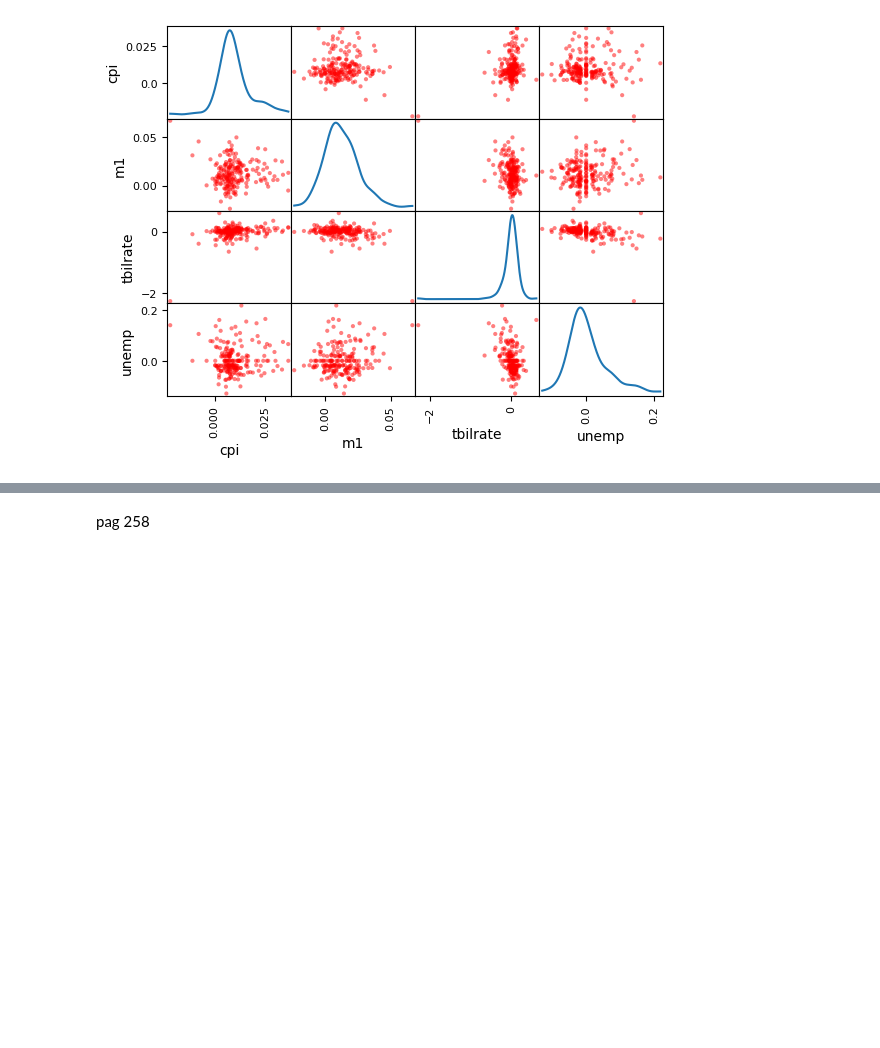
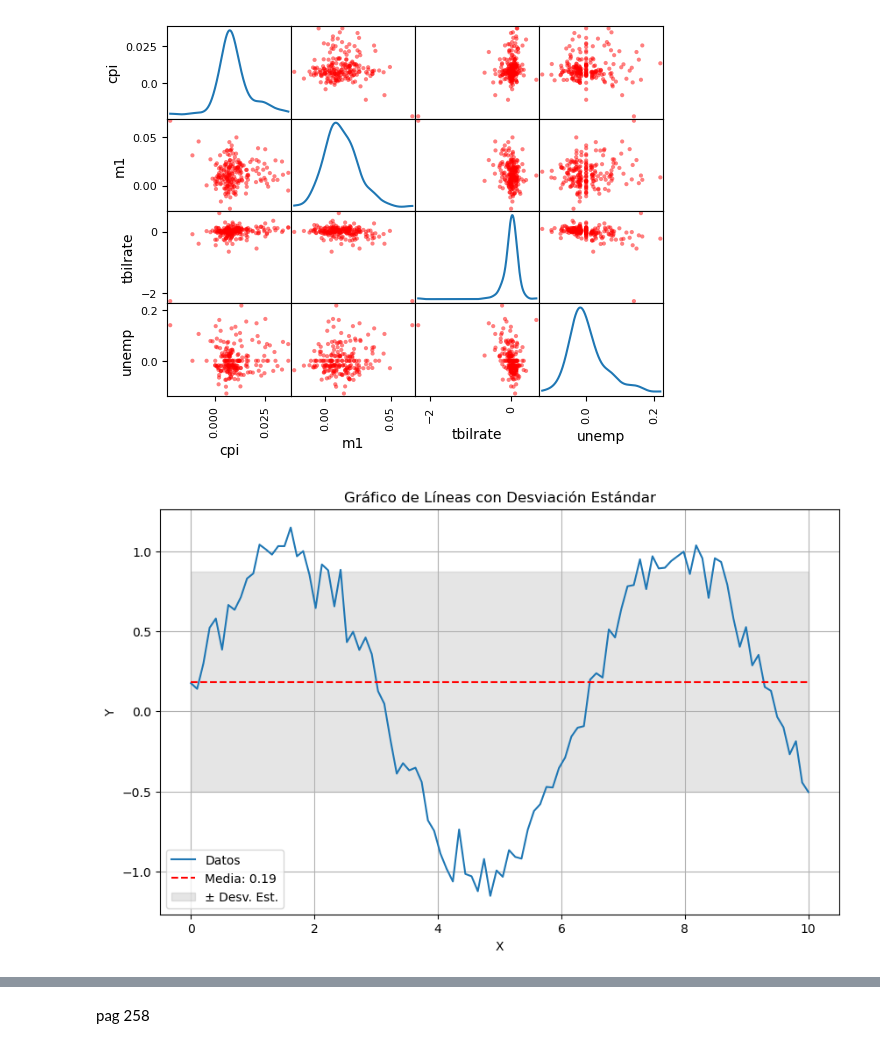
Before and after one commit to MikeAlienpz03/Excel_python, a Jupyter notebook: Chapters/plotting.ipynb, the cells around one changed output, grey strips where cells are left out. Cells and saved outputs as stored; diff of their text form; code cells hidden in the pictures; blank space fills up the shorter version.

```diff
--- a/Chapters/plotting.ipynb
+++ b/Chapters/plotting.ipynb
@@ -527,3 +528,33 @@ array([[<Axes: xlabel='cpi', ylabel='cpi'>,
         <Axes: xlabel='tbilrate', ylabel='unemp'>,
         <Axes: xlabel='unemp', ylabel='unemp'>]], dtype=object)
 [figure]
+# %%
+import numpy as np
+import matplotlib.pyplot as plt
+
+# Datos de ejemplo
+np.random.seed(0)
+x = np.linspace(0, 10, 100)
+y = np.sin(x) + np.random.normal(0, 0.1, 100)  # Función sinusoidal con ruido
+
+# Calcular la media y la desviación estándar
+mean = np.mean(y)
+std_dev = np.std(y)
+
+# Configurar el gráfico
+plt.figure(figsize=(10, 6))
+plt.plot(x, y, label='Datos')
+plt.plot(x, np.ones_like(x) * mean, color='red', linestyle='dashed', label=f'Media: {mean:.2f}')
+plt.fill_between(x, mean - std_dev, mean + std_dev, color='gray', alpha=0.2, label='± Desv. Est.')
+
+# Mostrar leyenda y etiquetas
+plt.legend()
+plt.title('Gráfico de Líneas con Desviación Estándar')
+plt.xlabel('X')
+plt.ylabel('Y')
+plt.grid(True)
+
+# Mostrar gráfico
+plt.show()
+# %% [output]
+[figure, added]
```
Also changed, not shown: parts of 19 cells of this notebook, 3 other files.
